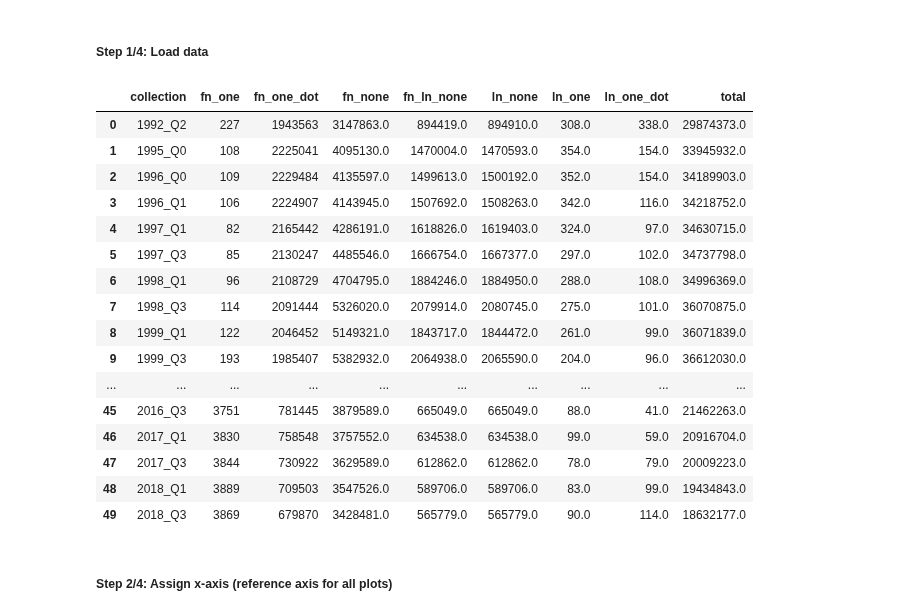
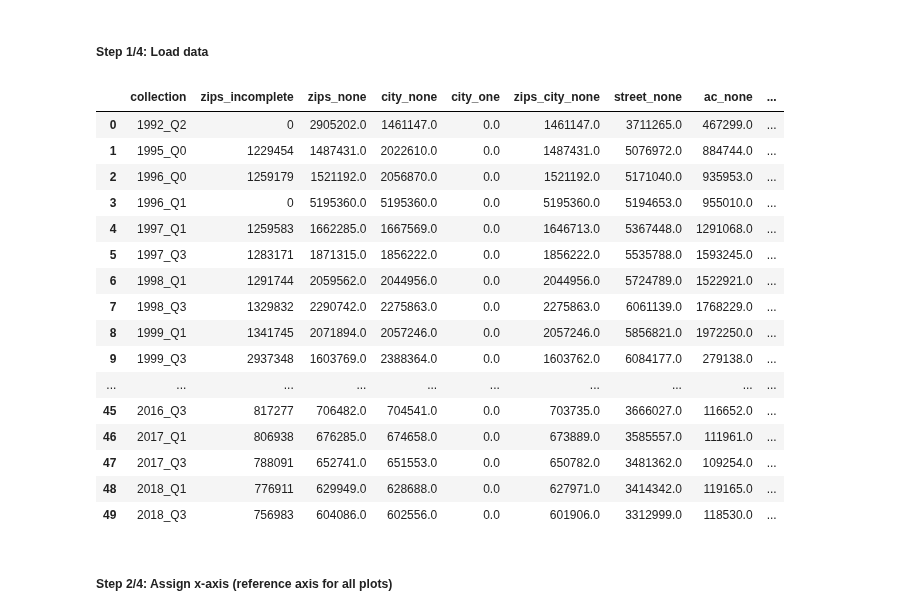
Before and after one commit to mayo-s/phonebookdiver, a Jupyter notebook: jupyter/phonebookdiver_notebook.ipynb, the cells around one changed output. Cells and saved outputs as stored; diff of their text form; code cells hidden in the pictures.

```diff
--- a/jupyter/phonebookdiver_notebook.ipynb
+++ b/jupyter/phonebookdiver_notebook.ipynb
@@ -34,7 +33,7 @@ except pymongo.errors.ConnectionFailure as err:
     print(err)
 else:
     print(f'CONNECTED to {MONGO_URI} {db.name}')
-    collections = get_phonebooks(db)
+    collections = helper.get_phonebooks(db)
 # %% [output]
 CONNECTED to mongodb://localhost:27017 phonebookdiver
 # %% [markdown]
@@ -1644,7 +1802,7 @@ for samples in sample_list:
         zip = s.get('zip')
         city = s.get('city')
         api_geocode(zip, city)
-    stats[field_name] = elapsed_time(start, time.time())
+    stats[field_name] = helper.elapsed_time(start, time.time())
 # %% [markdown]
 Testing database performance
 # %%
@@ -1655,7 +1813,7 @@ for samples in sample_list:
         zip = r.get('zip')
         city = r.get('city')
         db_geocode(zip, city)
-    stats[field_name] = elapsed_time(start, time.time())
+    stats[field_name] = helper.elapsed_time(start, time.time())
 # %%
 stats_df = pd.read_csv(r'./stats/geocoding_performance.csv')
 stats_df
@@ -1726,26 +1884,26 @@ plt.show()
 # %% [markdown]
 ##### Step 1/4: Load data
 # %%
-graph_data_df = pd.read_csv(r'./stats/abbreviated_names.csv')
+graph_data_df = pd.read_csv(r'./stats/incomplete_loc_info.csv')
 graph_data_df
 # %% [output]
-|  | collection | fn_one | fn_one_dot | fn_none | fn_ln_none | ln_none | ln_one | ln_one_dot | total |
-| 0 | 1992_Q2 | 227 | 1943563 | 3147863.0 | 894419.0 | 894910.0 | 308.0 | 338.0 | 29874373.0 |
-| 1 | 1995_Q0 | 108 | 2225041 | 4095130.0 | 1470004.0 | 1470593.0 | 354.0 | 154.0 | 33945932.0 |
-| 2 | 1996_Q0 | 109 | 2229484 | 4135597.0 | 1499613.0 | 1500192.0 | 352.0 | 154.0 | 34189903.0 |
-| 3 | 1996_Q1 | 106 | 2224907 | 4143945.0 | 1507692.0 | 1508263.0 | 342.0 | 116.0 | 34218752.0 |
-| 4 | 1997_Q1 | 82 | 2165442 | 4286191.0 | 1618826.0 | 1619403.0 | 324.0 | 97.0 | 34630715.0 |
-| 5 | 1997_Q3 | 85 | 2130247 | 4485546.0 | 1666754.0 | 1667377.0 | 297.0 | 102.0 | 34737798.0 |
-| 6 | 1998_Q1 | 96 | 2108729 | 4704795.0 | 1884246.0 | 1884950.0 | 288.0 | 108.0 | 34996369.0 |
-| 7 | 1998_Q3 | 114 | 2091444 | 5326020.0 | 2079914.0 | 2080745.0 | 275.0 | 101.0 | 36070875.0 |
-| 8 | 1999_Q1 | 122 | 2046452 | 5149321.0 | 1843717.0 | 1844472.0 | 261.0 | 99.0 | 36071839.0 |
-| 9 | 1999_Q3 | 193 | 1985407 | 5382932.0 | 2064938.0 | 2065590.0 | 204.0 | 96.0 | 36612030.0 |
+|  | collection | zips_incomplete | zips_none | city_none | city_one | zips_city_none | street_none | ac_none | ... |
+| 0 | 1992_Q2 | 0 | 2905202.0 | 1461147.0 | 0.0 | 1461147.0 | 3711265.0 | 467299.0 | ... |
+| 1 | 1995_Q0 | 1229454 | 1487431.0 | 2022610.0 | 0.0 | 1487431.0 | 5076972.0 | 884744.0 | ... |
+| 2 | 1996_Q0 | 1259179 | 1521192.0 | 2056870.0 | 0.0 | 1521192.0 | 5171040.0 | 935953.0 | ... |
+| 3 | 1996_Q1 | 0 | 5195360.0 | 5195360.0 | 0.0 | 5195360.0 | 5194653.0 | 955010.0 | ... |
+| 4 | 1997_Q1 | 1259583 | 1662285.0 | 1667569.0 | 0.0 | 1646713.0 | 5367448.0 | 1291068.0 | ... |
+| 5 | 1997_Q3 | 1283171 | 1871315.0 | 1856222.0 | 0.0 | 1856222.0 | 5535788.0 | 1593245.0 | ... |
+| 6 | 1998_Q1 | 1291744 | 2059562.0 | 2044956.0 | 0.0 | 2044956.0 | 5724789.0 | 1522921.0 | ... |
+| 7 | 1998_Q3 | 1329832 | 2290742.0 | 2275863.0 | 0.0 | 2275863.0 | 6061139.0 | 1768229.0 | ... |
+| 8 | 1999_Q1 | 1341745 | 2071894.0 | 2057246.0 | 0.0 | 2057246.0 | 5856821.0 | 1972250.0 | ... |
+| 9 | 1999_Q3 | 2937348 | 1603769.0 | 2388364.0 | 0.0 | 1603762.0 | 6084177.0 | 279138.0 | ... |
 | ... | ... | ... | ... | ... | ... | ... | ... | ... | ... |
-| 45 | 2016_Q3 | 3751 | 781445 | 3879589.0 | 665049.0 | 665049.0 | 88.0 | 41.0 | 21462263.0 |
-| 46 | 2017_Q1 | 3830 | 758548 | 3757552.0 | 634538.0 | 634538.0 | 99.0 | 59.0 | 20916704.0 |
-| 47 | 2017_Q3 | 3844 | 730922 | 3629589.0 | 612862.0 | 612862.0 | 78.0 | 79.0 | 20009223.0 |
-| 48 | 2018_Q1 | 3889 | 709503 | 3547526.0 | 589706.0 | 589706.0 | 83.0 | 99.0 | 19434843.0 |
-| 49 | 2018_Q3 | 3869 | 679870 | 3428481.0 | 565779.0 | 565779.0 | 90.0 | 114.0 | 18632177.0 |
+| 45 | 2016_Q3 | 817277 | 706482.0 | 704541.0 | 0.0 | 703735.0 | 3666027.0 | 116652.0 | ... |
+| 46 | 2017_Q1 | 806938 | 676285.0 | 674658.0 | 0.0 | 673889.0 | 3585557.0 | 111961.0 | ... |
+| 47 | 2017_Q3 | 788091 | 652741.0 | 651553.0 | 0.0 | 650782.0 | 3481362.0 | 109254.0 | ... |
+| 48 | 2018_Q1 | 776911 | 629949.0 | 628688.0 | 0.0 | 627971.0 | 3414342.0 | 119165.0 | ... |
+| 49 | 2018_Q3 | 756983 | 604086.0 | 602556.0 | 0.0 | 601906.0 | 3312999.0 | 118530.0 | ... |
 # %% [markdown]
 ##### Step 2/4: Assign x-axis (reference axis for all plots)
 # %%
```
Also changed, not shown: parts of 62 cells of this notebook.
